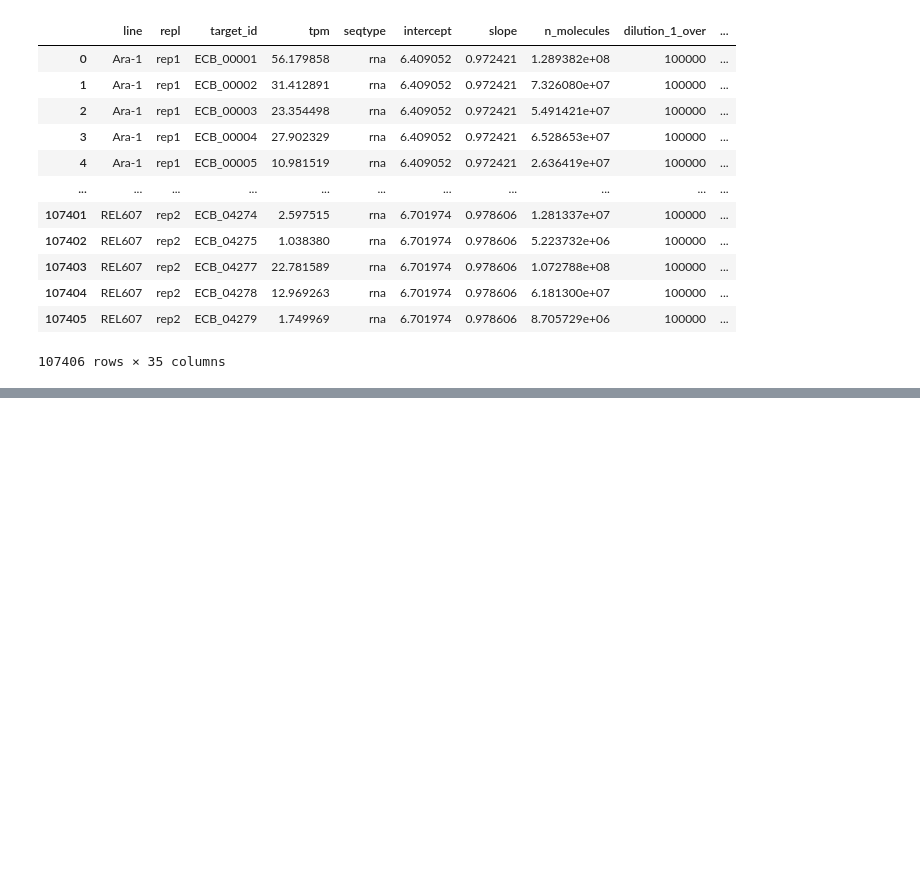
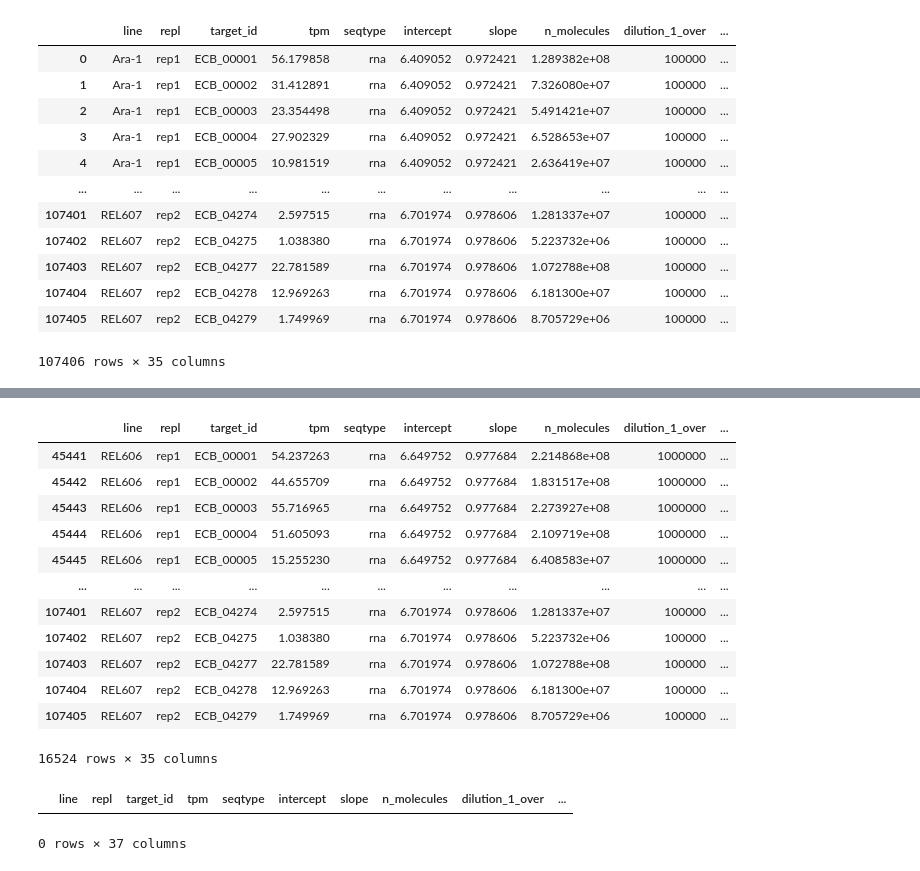
Before and after one commit to gchure/diauxic_evolution, a Jupyter notebook: code/exploratory/test.ipynb, the cells around one changed output, grey strips where cells are left out. Cells and saved outputs as stored; diff of their text form; code cells hidden in the pictures; blank space fills up the shorter version.

```diff
--- a/code/exploratory/test.ipynb
+++ b/code/exploratory/test.ipynb
@@ -114,3 +114,21 @@ save(layer, '/Users/gchure/Desktop/Favate2021_aceAB_expression.pdf')
 layer
 # %% [output]
 [interactive output not drawn]
+# %%
+# Look at the flic, mal, adn rbs data
+rel_data = data[data['line'].str.contains('REL')]
+mal_rbs_flic = data[d]
+# %% [output]
+|  | line | repl | target_id | tpm | seqtype | intercept | slope | n_molecules | dilution_1_over | ... |
+| 45441 | REL606 | rep1 | ECB_00001 | 54.237263 | rna | 6.649752 | 0.977684 | 2.214868e+08 | 1000000 | ... |
+| 45442 | REL606 | rep1 | ECB_00002 | 44.655709 | rna | 6.649752 | 0.977684 | 1.831517e+08 | 1000000 | ... |
+| 45443 | REL606 | rep1 | ECB_00003 | 55.716965 | rna | 6.649752 | 0.977684 | 2.273927e+08 | 1000000 | ... |
+| 45444 | REL606 | rep1 | ECB_00004 | 51.605093 | rna | 6.649752 | 0.977684 | 2.109719e+08 | 1000000 | ... |
+| 45445 | REL606 | rep1 | ECB_00005 | 15.255230 | rna | 6.649752 | 0.977684 | 6.408583e+07 | 1000000 | ... |
+| ... | ... | ... | ... | ... | ... | ... | ... | ... | ... | ... |
+| 107401 | REL607 | rep2 | ECB_04274 | 2.597515 | rna | 6.701974 | 0.978606 | 1.281337e+07 | 100000 | ... |
+| 107402 | REL607 | rep2 | ECB_04275 | 1.038380 | rna | 6.701974 | 0.978606 | 5.223732e+06 | 100000 | ... |
+| 107403 | REL607 | rep2 | ECB_04277 | 22.781589 | rna | 6.701974 | 0.978606 | 1.072788e+08 | 100000 | ... |
+| 107404 | REL607 | rep2 | ECB_04278 | 12.969263 | rna | 6.701974 | 0.978606 | 6.181300e+07 | 100000 | ... |
+| 107405 | REL607 | rep2 | ECB_04279 | 1.749969 | rna | 6.701974 | 0.978606 | 8.705729e+06 | 100000 | ... |
+16524 rows × 35 columns
@@ -116,0 +163,5 @@ layer
+# %%
+rel_data[rel_data['gene_name'].str.contains('flaF')]
+# %% [output]
+|  | line | repl | target_id | tpm | seqtype | intercept | slope | n_molecules | dilution_1_over | ... |
+0 rows × 37 columns
```
Also changed, not shown: parts of 1 cell of this notebook, 11 other files.
